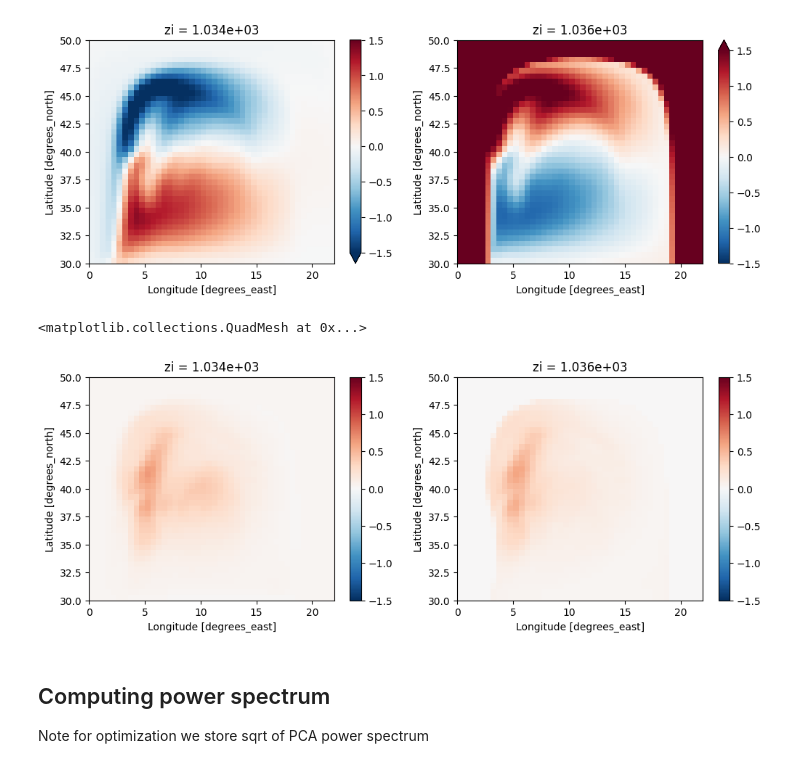
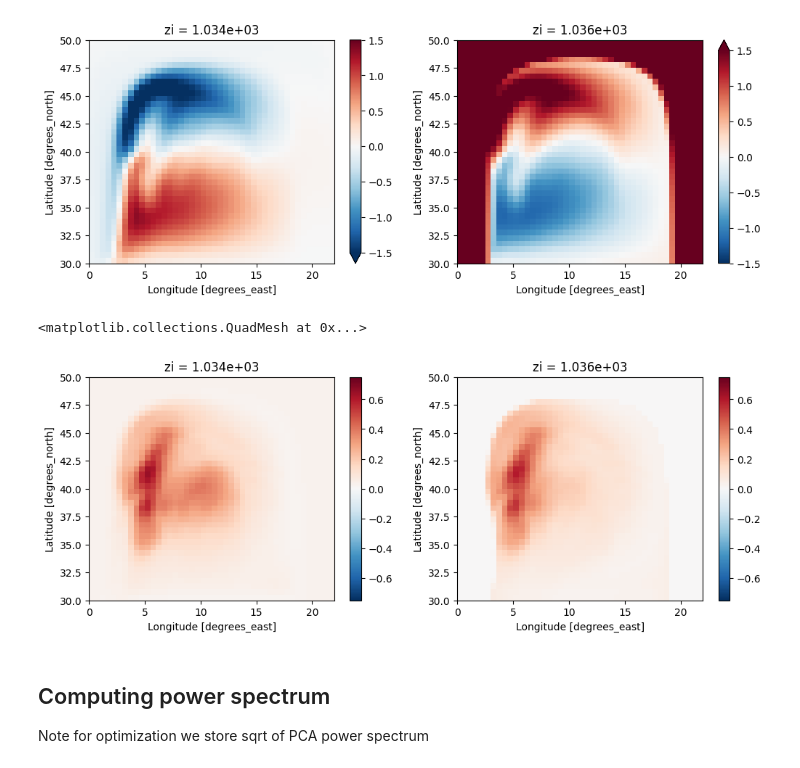
Before and after one commit to m2lines/calibration-MOM6, a Jupyter notebook: notebooks/PCA_loss_function.ipynb, the cells around one changed output. Cells and saved outputs as stored; diff of their text form; code cells hidden in the pictures.

```diff
--- a/notebooks/PCA_loss_function.ipynb
+++ b/notebooks/PCA_loss_function.ipynb
@@ -457,13 +457,13 @@ plt.subplot(1,2,2)
 # %%
 # For simplicity, we can do not engeneer additional normalization coefficient for variability. Although, we can increase the weighting factor twice to approximately match the vlaues
 plt.figure(figsize=(12,4))
 plt.subplot(1,2,1)
-(dataset['e_std'] / np.sqrt(dataset['e_std_var_PCA'])).isel(zi=0).plot(vmin=-1.5)
+(dataset['e_std'] / np.sqrt(dataset['e_std_var_PCA'])).isel(zi=0).plot(vmin=-0.75)
 plt.subplot(1,2,2)
-((dataset['e_std']) / np.sqrt(dataset['e_std_var_PCA'])).isel(zi=1).plot(vmin=-1.5)
+((dataset['e_std']) / np.sqrt(dataset['e_std_var_PCA'])).isel(zi=1).plot(vmin=-0.75)
 # %% [output]
 <matplotlib.collections.QuadMesh at 0x...>
-[figure, old version]
+[figure, new version]
 # %% [markdown]
 ## Computing power spectrum
 Note for optimization we store sqrt of PCA power spectrum
```
Also changed, not shown: parts of 56 cells of this notebook, 1 other file.
